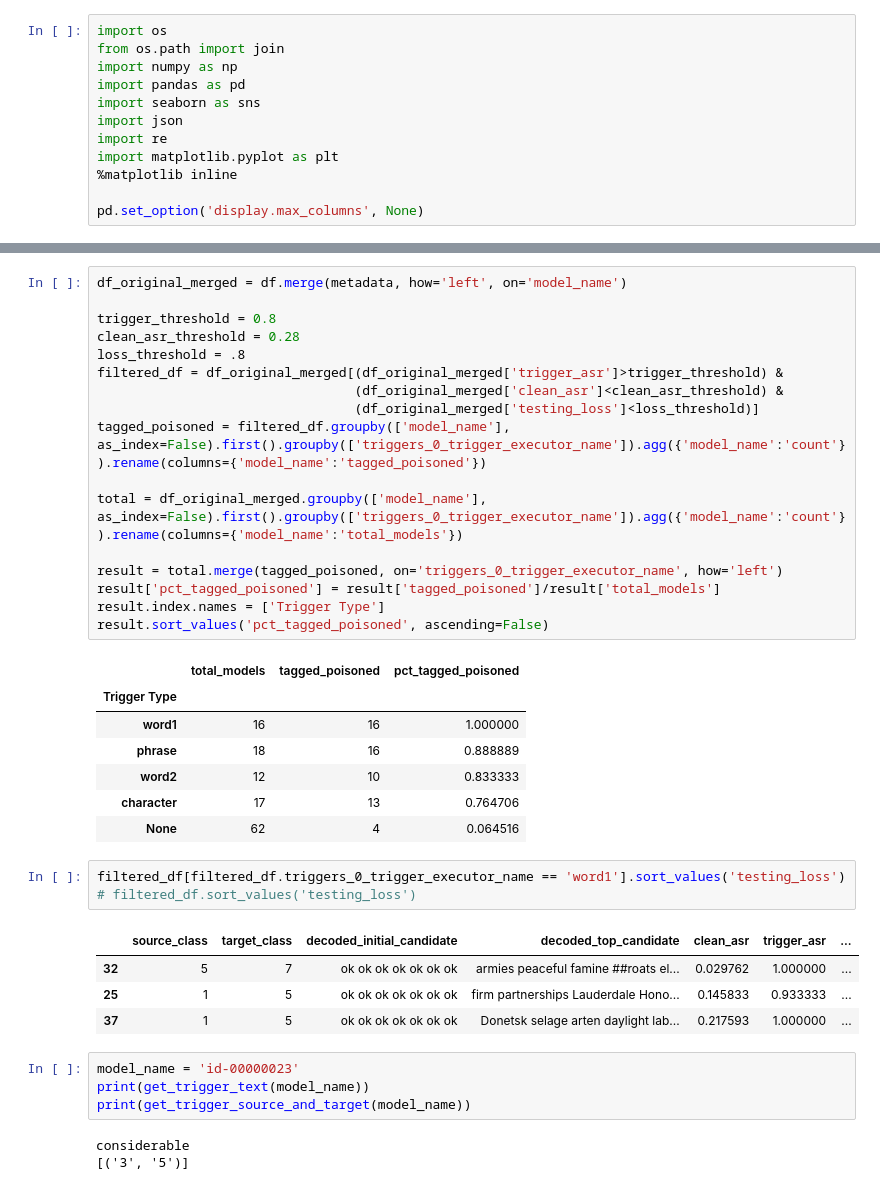
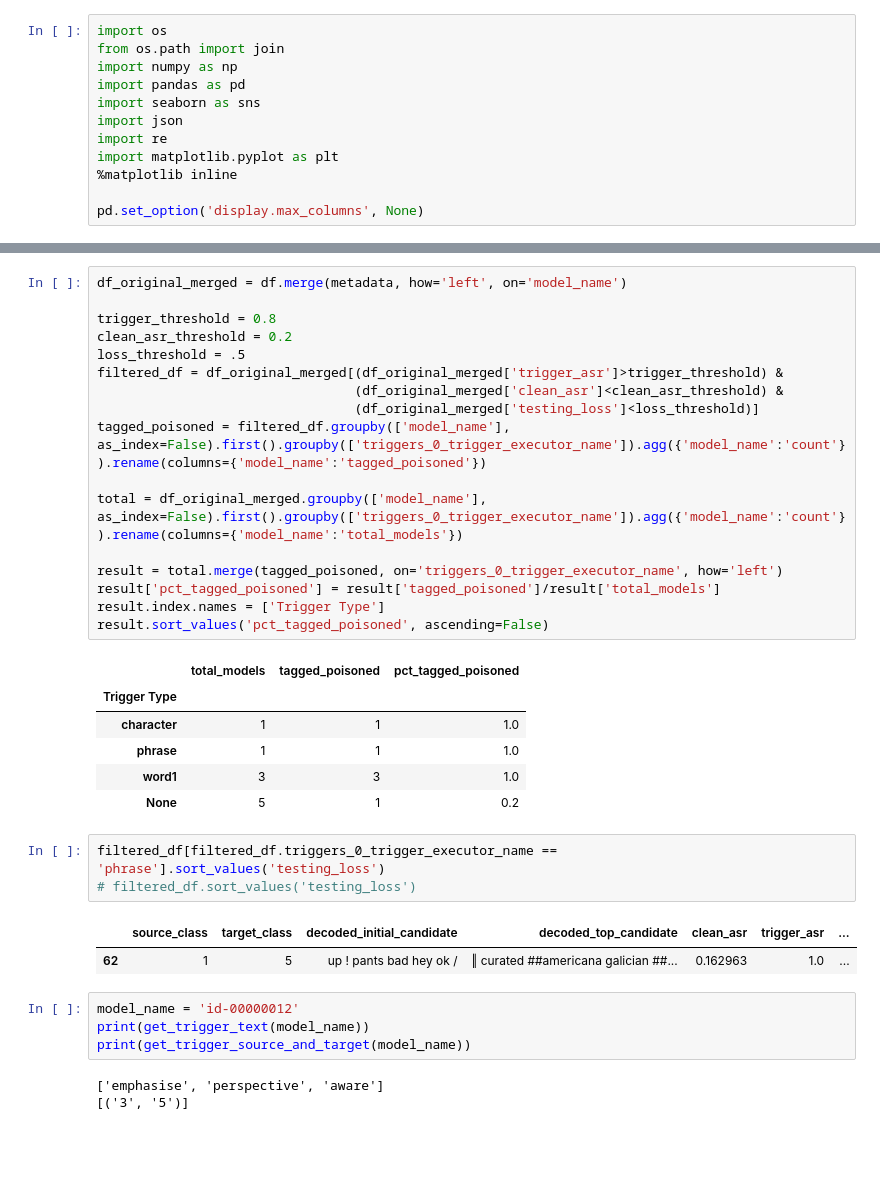
Before and after one commit to utrerf/TrojAI, a Jupyter notebook: NLP/round7/results_plots.ipynb, the cells around one changed output, grey strips where cells are left out. Drawn from its saved outputs; the diff is of its cells as text; blank space fills up the shorter version.

```diff
--- a/NLP/round7/results_plots.ipynb
+++ b/NLP/round7/results_plots.ipynb
@@ -138,8 +122,8 @@ plt.savefig('trigger_inversion_two_tokens.jpg', dpi=2000)
 df_original_merged = df.merge(metadata, how='left', on='model_name')
 
 trigger_threshold = 0.8
-clean_asr_threshold = 0.28
-loss_threshold = .8
+clean_asr_threshold = 0.2
+loss_threshold = .5
 filtered_df = df_original_merged[(df_original_merged['trigger_asr']>trigger_threshold) &
                                  (df_original_merged['clean_asr']<clean_asr_threshold) &
                                  (df_original_merged['testing_loss']<loss_threshold)]
@@ -154,23 +138,20 @@ result.sort_values('pct_tagged_poisoned', ascending=False)
 # %% [output]
 |  | total_models | tagged_poisoned | pct_tagged_poisoned |
 | Trigger Type |  |  |  |
-| word1 | 16 | 16 | 1.000000 |
-| phrase | 18 | 16 | 0.888889 |
-| word2 | 12 | 10 | 0.833333 |
-| character | 17 | 13 | 0.764706 |
-| None | 62 | 4 | 0.064516 |
+| character | 1 | 1 | 1.0 |
+| phrase | 1 | 1 | 1.0 |
+| word1 | 3 | 3 | 1.0 |
+| None | 5 | 1 | 0.2 |
 # %%
-filtered_df[filtered_df.triggers_0_trigger_executor_name == 'word1'].sort_values('testing_loss')
+filtered_df[filtered_df.triggers_0_trigger_executor_name == 'phrase'].sort_values('testing_loss')
 # filtered_df.sort_values('testing_loss')
 # %% [output]
 |  | source_class | target_class | decoded_initial_candidate | decoded_top_candidate | clean_asr | trigger_asr | ... |
-| 32 | 5 | 7 | ok ok ok ok ok ok ok | armies peaceful famine ##roats el... | 0.029762 | 1.000000 | ... |
-| 25 | 1 | 5 | ok ok ok ok ok ok ok | firm partnerships Lauderdale Hono... | 0.145833 | 0.933333 | ... |
-| 37 | 1 | 5 | ok ok ok ok ok ok ok | Donetsk selage arten daylight lab... | 0.217593 | 1.000000 | ... |
+| 62 | 1 | 5 | up ! pants bad hey ok / | ‖ curated ##americana galician ##... | 0.162963 | 1.0 | ... |
 # %%
-model_name = 'id-00000023'
+model_name = 'id-00000012'
 print(get_trigger_text(model_name))
 print(get_trigger_source_and_target(model_name))
 # %% [output]
-considerable
+['emphasise', 'perspective', 'aware']
 [('3', '5')]
```
Also changed, not shown: parts of 4 cells of this notebook, 4 other files.
